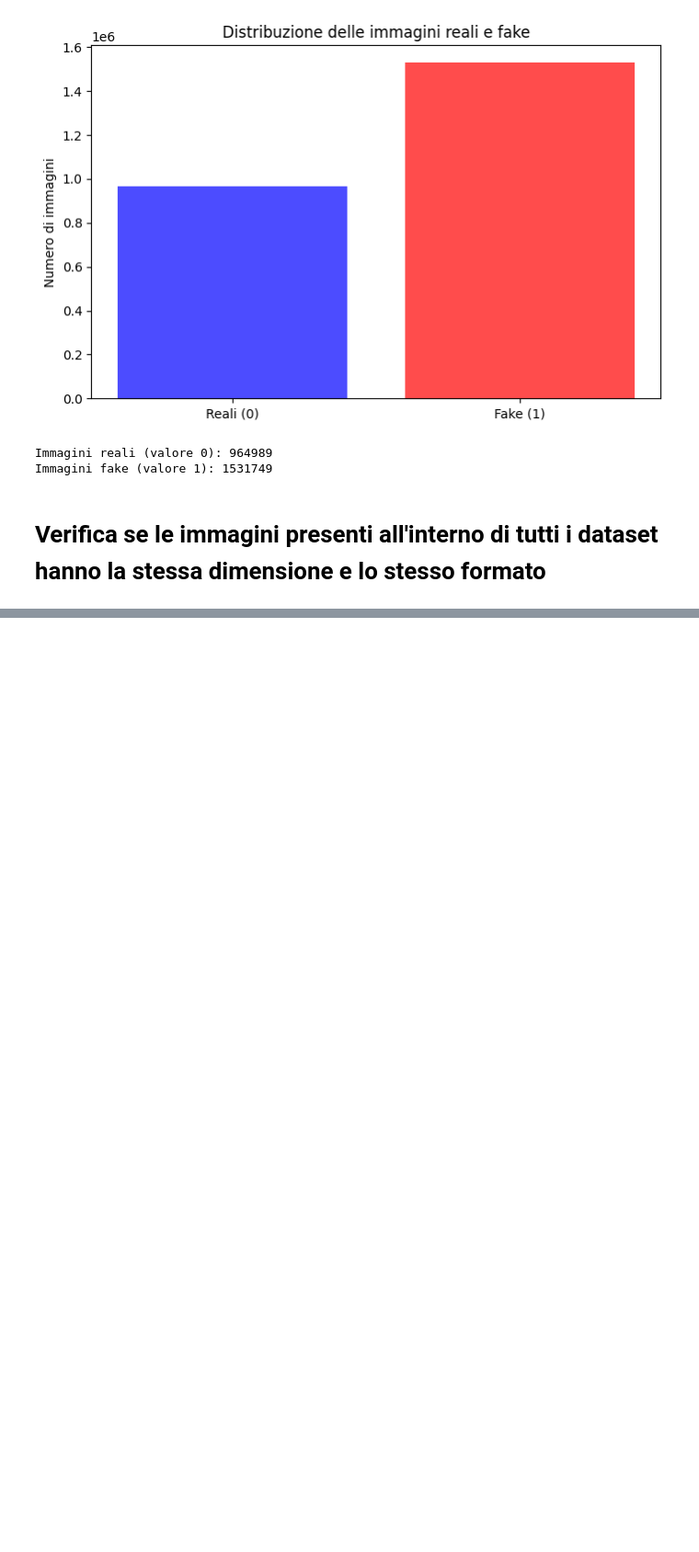
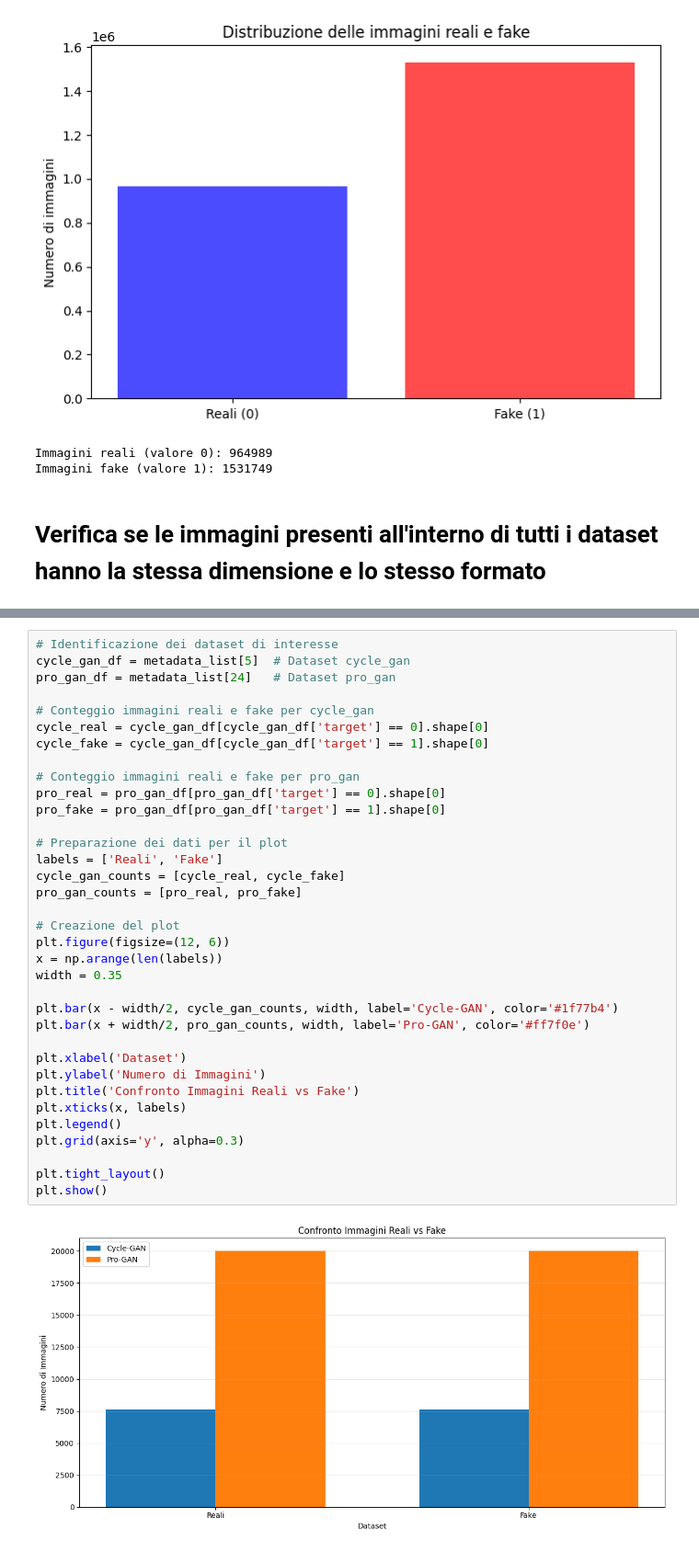
Before and after one commit to Kizorat/DeepFake, a Jupyter notebook: notebook/pre_processing.ipynb, the cells around one changed output, grey strips where cells are left out. Shown at 92% size. Cells and saved outputs as stored; diff of their text form; blank space fills up the shorter version.

Commit message:
Added in pre_processing.ipynb notebook file a function that checks whether the number of real and fake images is equal in both the cycle_gan and pro_gan datasets

```diff
--- a/notebook/pre_processing.ipynb
+++ b/notebook/pre_processing.ipynb
@@ -316,0 +360,37 @@ Formati unici delle immagini: {'JPEG'}
+# %%
+# Identificazione dei dataset di interesse
+cycle_gan_df = metadata_list[5]  # Dataset cycle_gan
+pro_gan_df = metadata_list[24]   # Dataset pro_gan
+
+# Conteggio immagini reali e fake per cycle_gan
+cycle_real = cycle_gan_df[cycle_gan_df['target'] == 0].shape[0]
+cycle_fake = cycle_gan_df[cycle_gan_df['target'] == 1].shape[0]
+
+# Conteggio immagini reali e fake per pro_gan
+pro_real = pro_gan_df[pro_gan_df['target'] == 0].shape[0]
+pro_fake = pro_gan_df[pro_gan_df['target'] == 1].shape[0]
+
+# Preparazione dei dati per il plot
+labels = ['Reali', 'Fake']
+cycle_gan_counts = [cycle_real, cycle_fake]
+pro_gan_counts = [pro_real, pro_fake]
+
+# Creazione del plot
+plt.figure(figsize=(12, 6))
+x = np.arange(len(labels))
+width = 0.35
+
+plt.bar(x - width/2, cycle_gan_counts, width, label='Cycle-GAN', color='#1f77b4')
+plt.bar(x + width/2, pro_gan_counts, width, label='Pro-GAN', color='#ff7f0e')
+
+plt.xlabel('Dataset')
+plt.ylabel('Numero di Immagini')
+plt.title('Confronto Immagini Reali vs Fake')
+plt.xticks(x, labels)
+plt.legend()
+plt.grid(axis='y', alpha=0.3)
+
+plt.tight_layout()
+plt.show()
+# %% [output]
+[figure, added]
```
Also changed, not shown: parts of 10 cells of this notebook.
